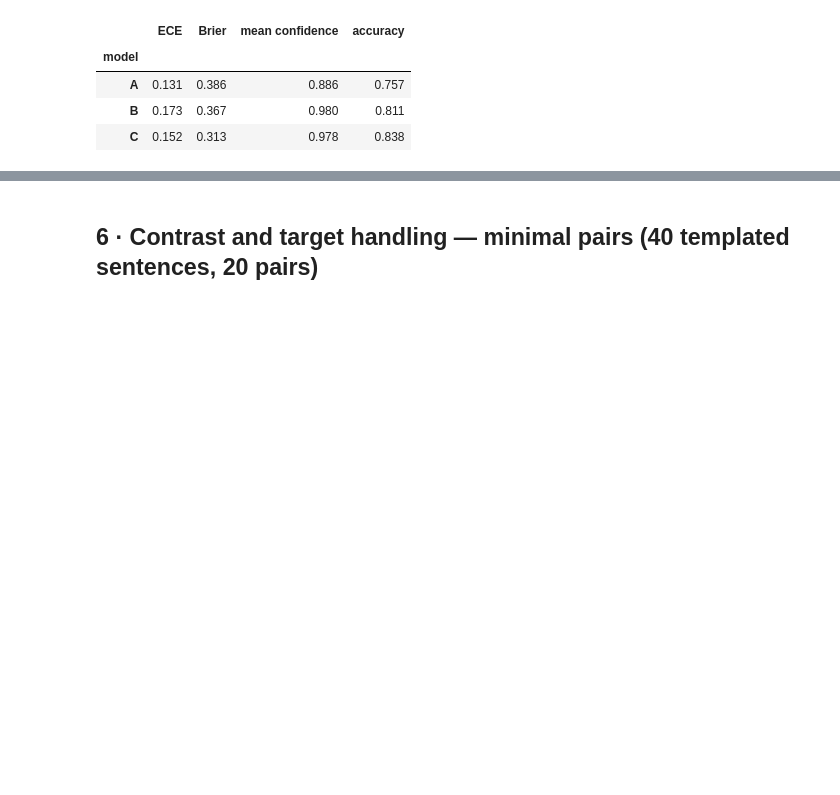
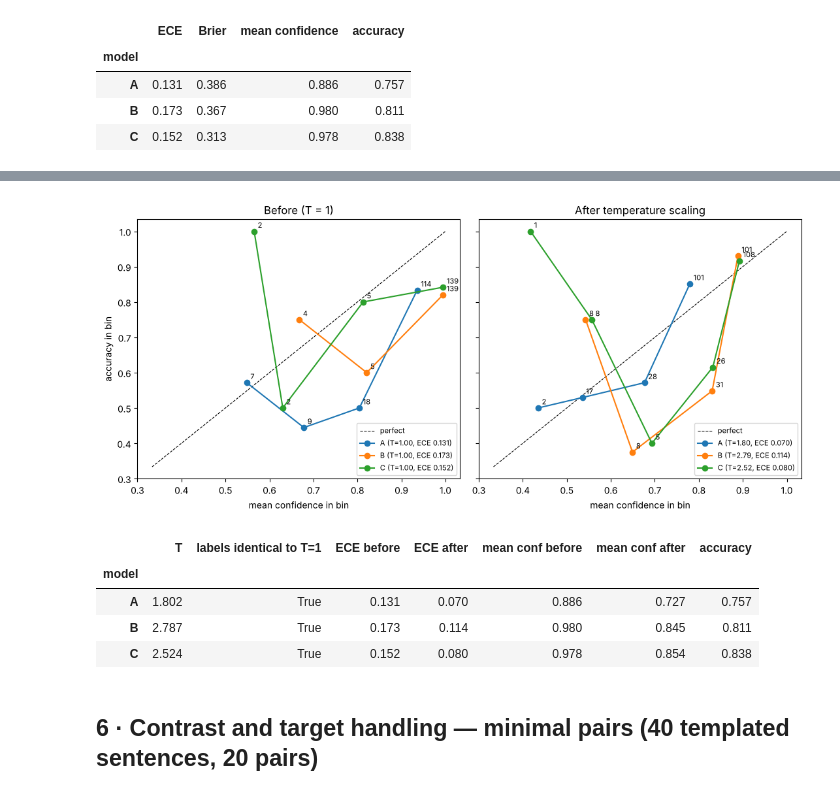
Before and after one commit to seshjuansauce/FinBERT-Indian-Stock-Market-Analysis, a Jupyter notebook: notebooks/02_sentiment_model_eval.ipynb, the cells around one changed output, grey strips where cells are left out. Drawn from its saved outputs; the diff is of its cells as text; code cells hidden in the pictures; blank space fills up the shorter version.

```diff
--- a/notebooks/02_sentiment_model_eval.ipynb
+++ b/notebooks/02_sentiment_model_eval.ipynb
@@ -175,3 +181,36 @@ pd.DataFrame(rows).set_index("model").round(3)
+# %%
+cal = json.loads((RES / "calibration.json").read_text())
+def probs(m, T):
+    z = pd.read_csv(RES / f"preds_logits_{m}_test.csv").set_index("id").loc[P[m]["id"]]
+    zz = z[[f"z_{c}" for c in ["positive", "negative", "neutral"]]].to_numpy() / T
+    e = np.exp(zz - zz.max(1, keepdims=True)); return e / e.sum(1, keepdims=True)
+def bins(pr, nb=5):
+    names = np.array(["positive", "negative", "neutral"]); conf = pr.max(1); ok = names[pr.argmax(1)] == y
+    edges = np.linspace(1/3, 1, nb + 1); pts = []; ece = 0.0
+    for lo, hi in zip(edges[:-1], edges[1:]):
+        m = (conf >= lo) & ((conf <= hi) if hi == 1 else (conf < hi))
+        if m.any(): pts.append((conf[m].mean(), ok[m].mean(), int(m.sum()))); ece += m.mean() * abs(ok[m].mean() - conf[m].mean())
+    return pts, ece, names[pr.argmax(1)]
+fig, axes = plt.subplots(1, 2, figsize=(11, 5), sharey=True); rows = []
+for ax, title, use_T in [(axes[0], "Before (T = 1)", False), (axes[1], "After temperature scaling", True)]:
+    ax.plot([1/3, 1], [1/3, 1], "k--", lw=0.8, label="perfect")
+    for m in "ABC":
+        T = cal[m]["T"] if use_T else 1.0; pr = probs(m, T); pts, e, pred = bins(pr)
+        ax.plot([p[0] for p in pts], [p[1] for p in pts], "o-", label=f"{m} (T={T:.2f}, ECE {e:.3f})")
+        for cx, ac, n in pts: ax.annotate(str(n), (cx, ac), textcoords="offset points", xytext=(4, 4), fontsize=8)
+        if use_T: rows.append({"model": m, "T": T, "labels identical to T=1": bool((pred == bins(probs(m, 1.0))[2]).all()),
+                               "ECE before": bins(probs(m, 1.0))[1], "ECE after": e,
+                               "mean conf before": probs(m, 1.0).max(1).mean(), "mean conf after": pr.max(1).mean(), "accuracy": (pred == y).mean()})
+    ax.set_title(title); ax.set_xlabel("mean confidence in bin"); ax.legend(fontsize=8, loc="lower right")
+axes[0].set_ylabel("accuracy in bin"); plt.tight_layout(); plt.show()
+pd.DataFrame(rows).set_index("model").round(3)
+# %% [output]
+[figure, added]
+|  | T | labels identical to T=1 | ECE before | ECE after | mean conf before | mean conf after | accuracy |
+| model |  |  |  |  |  |  |  |
+| A | 1.802 | True | 0.131 | 0.070 | 0.886 | 0.727 | 0.757 |
+| B | 2.787 | True | 0.173 | 0.114 | 0.980 | 0.845 | 0.811 |
+| C | 2.524 | True | 0.152 | 0.080 | 0.978 | 0.854 | 0.838 |
 # %% [markdown]
 ## 6 · Contrast and target handling — minimal pairs (40 templated sentences, 20 pairs)
 # %%
```
Also changed, not shown: parts of 2 cells of this notebook.
